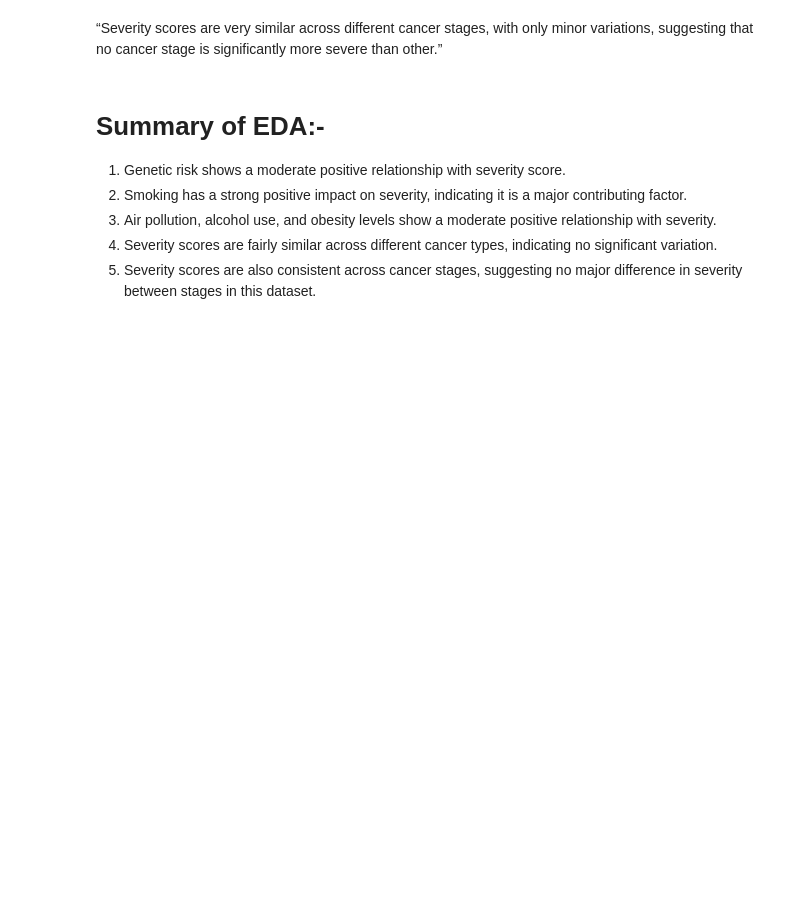
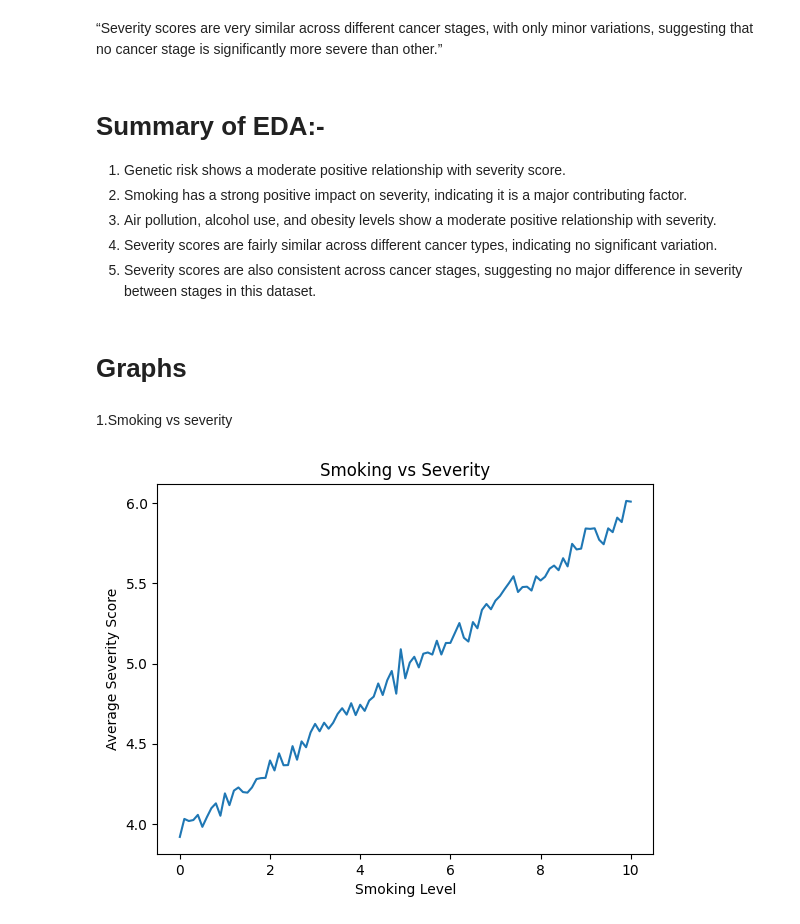
Before and after one commit to mufeed0786/AI_CSV_Dashboard, a Jupyter notebook: cancer_dataset_project.ipynb, the cells around one changed output. Drawn from its saved outputs; the diff is of its cells as text; code cells hidden in the pictures; blank space fills up the shorter version.

```diff
--- a/cancer_dataset_project.ipynb
+++ b/cancer_dataset_project.ipynb
@@ -305,3 +305,15 @@ dtype: float64
 3. Air pollution, alcohol use, and obesity levels show a moderate positive relationship with severity.
 4. Severity scores are fairly similar across different cancer types, indicating no significant variation.
 5. Severity scores are also consistent across cancer stages, suggesting no major difference in severity between stages in this dataset.
+# %% [markdown]
+# **Graphs**
+# %% [markdown]
+1.Smoking vs severity
+# %%
+cancer_patients.groupby('Smoking')['Target_Severity_Score'].mean().plot()
+plt.title("Smoking vs Severity")
+plt.xlabel("Smoking Level")
+plt.ylabel("Average Severity Score")
+plt.show()
+# %% [output]
+[figure, added]
```
Also changed, not shown: parts of 6 cells of this notebook.
